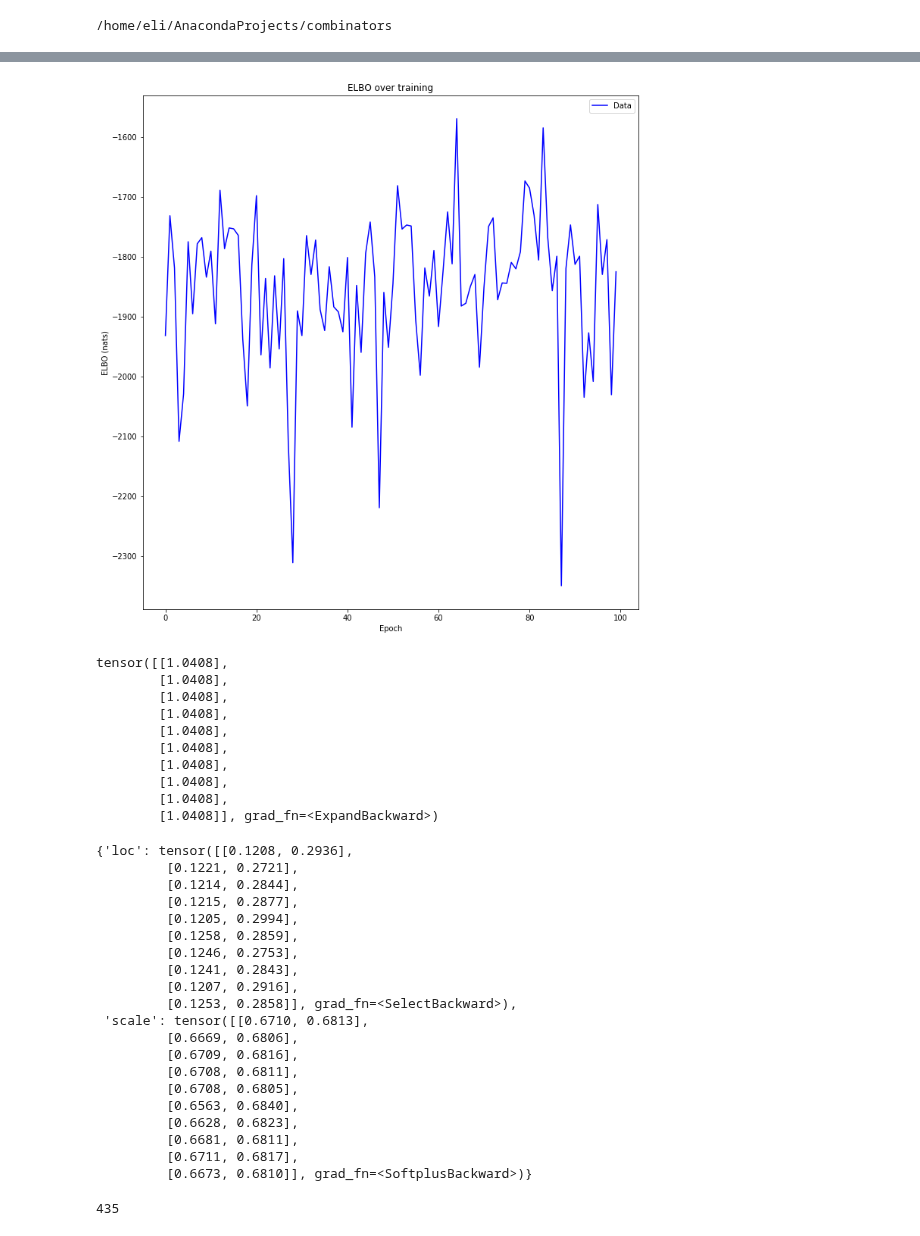
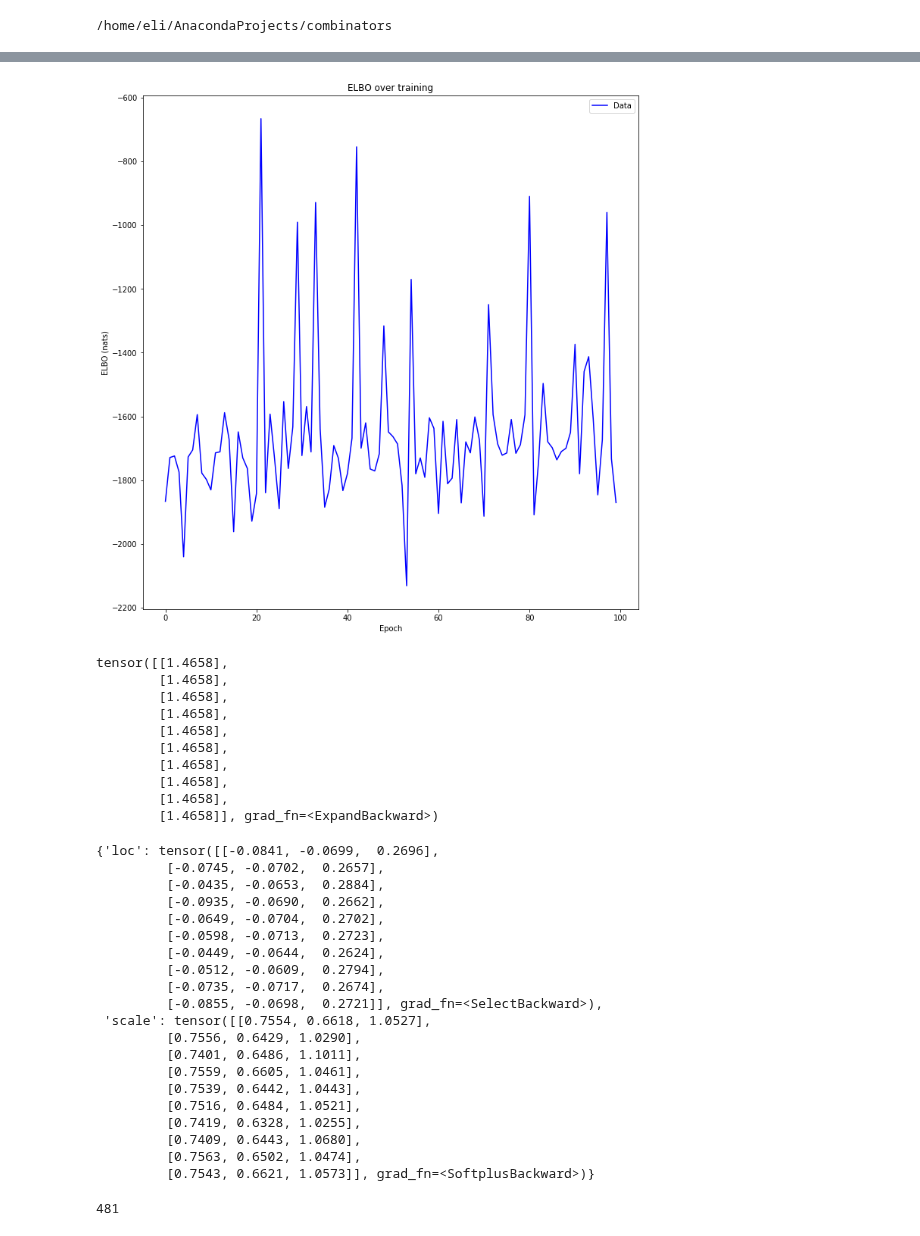
Before and after one commit to probtorch/combinators, a Jupyter notebook: examples/fep_control/fep_mountain_car.ipynb, the cells around one changed output, grey strips where cells are left out. Cells and saved outputs as stored; diff of their text form; code cells hidden in the pictures.

Commit message:
examples/fep_control/fep_mountain_car: segregate functional from perceptual
Signed-off-by: Eli Sennesh <sennesh.e@husky.neu.edu>

```diff
--- a/examples/fep_control/fep_mountain_car.ipynb
+++ b/examples/fep_control/fep_mountain_car.ipynb
@@ -18,8 +18,8 @@ from combinators import utils
 logging.basicConfig(format='%(asctime)s %(message)s', datefmt='%m/%d/%Y %H:%M:%S',
                     level=logging.INFO)
 # %%
-target = fep_control.MountainCarAgent(observation_dim=2, state_dim=2, batch_shape=(10,), trainable=False)
-proposal = fep_control.RecognitionAgent(state_dim=2, action_dim=1, observation_dim=2, batch_shape=(10,),
+target = fep_control.MountainCarAgent(observation_dim=2, functional_dim=2, perceptual_dim=1, batch_shape=(10,), trainable=False)
+proposal = fep_control.RecognitionAgent(functional_dim=2, perceptual_dim=1, action_dim=1, observation_dim=2, batch_shape=(10,),
                                         discrete_actions=False, name='MountainCarAgent', trainable=True)
 agent = importance.propose(target, proposal)
 # %%
@@ -49,49 +49,49 @@ xi, trained_params, elbos = active.active_variational(episode, 100, lr=1e-3, log
 # %%
-utils.plot_evidence_bounds(-elbos[:, 0].cpu().detach().numpy())
+utils.plot_evidence_bounds(elbos[:, 0].cpu().detach().numpy())
 # %% [output]
-[figure, old version]
+[figure, new version]
 # %%
 (control, prediction, t), graph, log_weight = episode(render=True)
 # %%
 control
 # %% [output]
-tensor([[1.0408],
-        [1.0408],
-        [1.0408],
-        [1.0408],
-        [1.0408],
-        [1.0408],
-        [1.0408],
-        [1.0408],
-        [1.0408],
-        [1.0408]], grad_fn=<ExpandBackward>)
+tensor([[1.4658],
+        [1.4658],
+        [1.4658],
+        [1.4658],
+        [1.4658],
+        [1.4658],
+        [1.4658],
+        [1.4658],
+        [1.4658],
+        [1.4658]], grad_fn=<ExpandBackward>)
 # %%
 prediction
 # %% [output]
-{'loc': tensor([[0.1208, 0.2936],
-         [0.1221, 0.2721],
-         [0.1214, 0.2844],
-         [0.1215, 0.2877],
-         [0.1205, 0.2994],
-         [0.1258, 0.2859],
-         [0.1246, 0.2753],
-         [0.1241, 0.2843],
-         [0.1207, 0.2916],
-         [0.1253, 0.2858]], grad_fn=<SelectBackward>),
- 'scale': tensor([[0.6710, 0.6813],
-         [0.6669, 0.6806],
-         [0.6709, 0.6816],
-         [0.6708, 0.6811],
-         [0.6708, 0.6805],
-         [0.6563, 0.6840],
-         [0.6628, 0.6823],
-         [0.6681, 0.6811],
-         [0.6711, 0.6817],
-         [0.6673, 0.6810]], grad_fn=<SoftplusBackward>)}
+{'loc': tensor([[-0.0841, -0.0699,  0.2696],
+         [-0.0745, -0.0702,  0.2657],
+         [-0.0435, -0.0653,  0.2884],
+         [-0.0935, -0.0690,  0.2662],
+         [-0.0649, -0.0704,  0.2702],
+         [-0.0598, -0.0713,  0.2723],
+         [-0.0449, -0.0644,  0.2624],
+         [-0.0512, -0.0609,  0.2794],
+         [-0.0735, -0.0717,  0.2674],
+         [-0.0855, -0.0698,  0.2721]], grad_fn=<SelectBackward>),
+ 'scale': tensor([[0.7554, 0.6618, 1.0527],
+         [0.7556, 0.6429, 1.0290],
+         [0.7401, 0.6486, 1.1011],
+         [0.7559, 0.6605, 1.0461],
+         [0.7539, 0.6442, 1.0443],
+         [0.7516, 0.6484, 1.0521],
+         [0.7419, 0.6328, 1.0255],
+         [0.7409, 0.6443, 1.0680],
+         [0.7563, 0.6502, 1.0474],
+         [0.7543, 0.6621, 1.0573]], grad_fn=<SoftplusBackward>)}
 # %%
 t
 # %% [output]
-435
+481
 # %%
 log_weight
 # %% [output]
```
Also changed, not shown: parts of 2 cells of this notebook.
